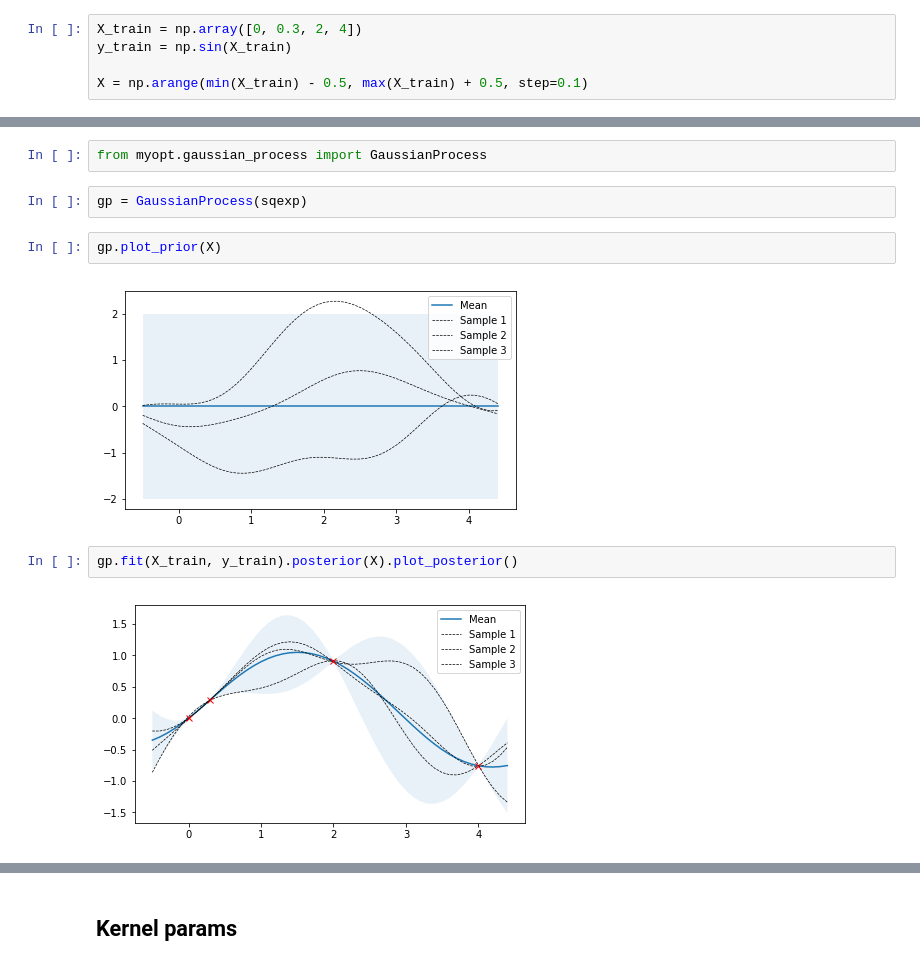
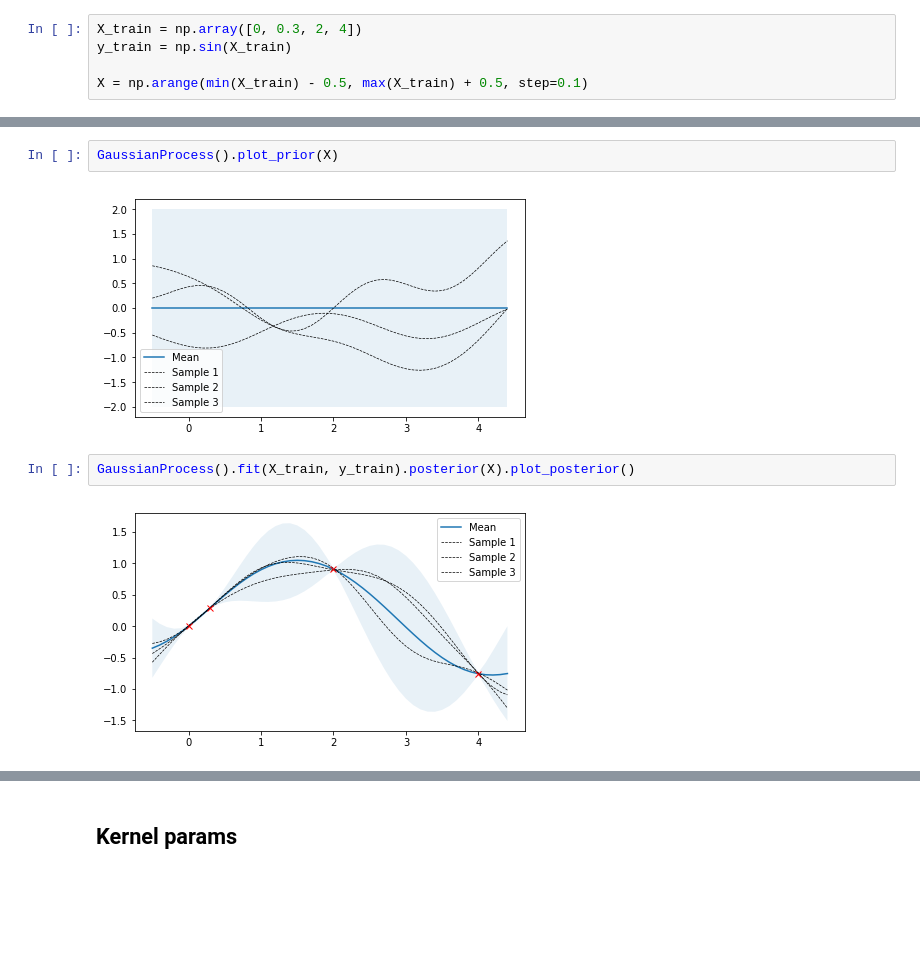
Before and after one commit to darthdeus/bopt, a Jupyter notebook: GP mojeopt.ipynb, the cells around one changed output, grey strips where cells are left out. Cells and saved outputs as stored; diff of their text form; blank space fills up the shorter version.

```diff
--- a/GP mojeopt.ipynb
+++ b/GP mojeopt.ipynb
@@ -81,12 +77,8 @@ plot_gp(np.zeros(len(X)), k(X, X), X)
-# %%
-from myopt.gaussian_process import GaussianProcess
-# %%
-gp = GaussianProcess(sqexp)
 # %%
-gp.plot_prior(X)
+GaussianProcess().plot_prior(X)
 # %% [output]
-[figure, old version]
+[figure, new version]
 # %%
-gp.fit(X_train, y_train).posterior(X).plot_posterior()
+GaussianProcess().fit(X_train, y_train).posterior(X).plot_posterior()
 # %% [output]
-[figure, old version]
+[figure, new version]
```
Also changed, not shown: parts of 10 cells of this notebook, 4 other files.
